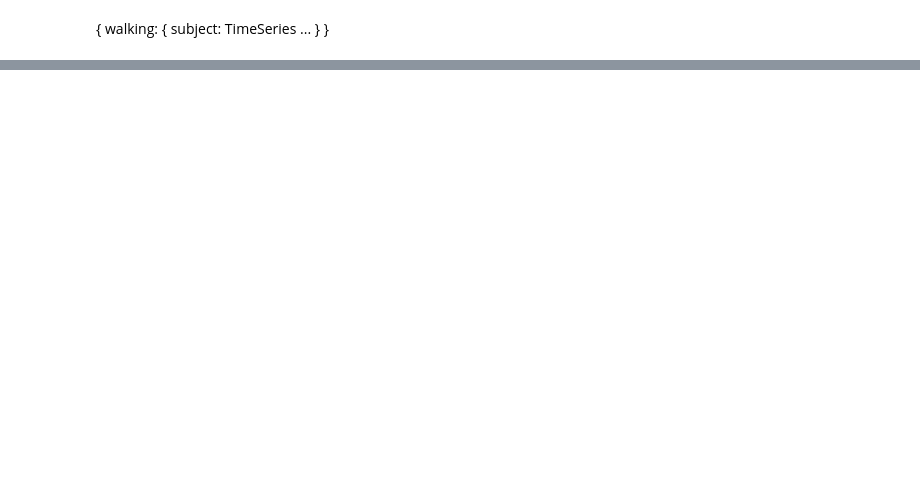
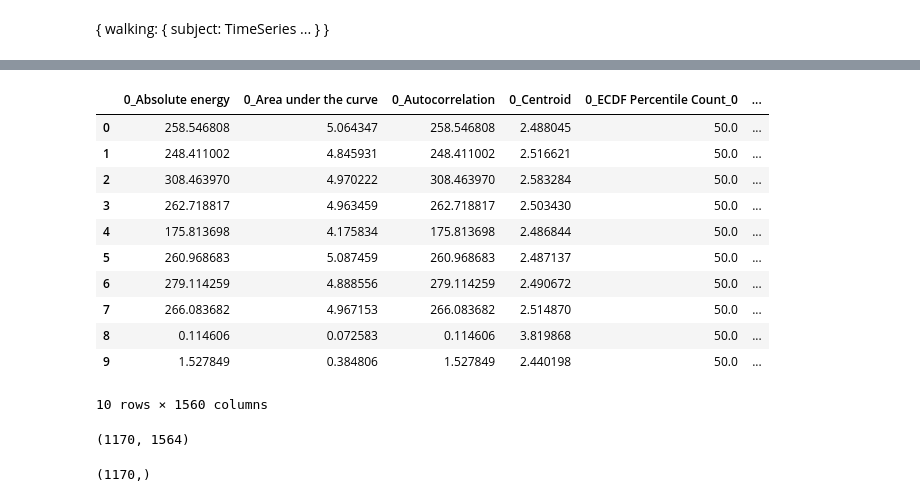
Before and after one commit to Jonitsi/Biosignal_Analysis, a Jupyter notebook: ACC_activity.ipynb, the cells around one changed output, grey strips where cells are left out. Cells and saved outputs as stored; diff of their text form; code cells hidden in the pictures; blank space fills up the shorter version.

```diff
--- a/ACC_activity.ipynb
+++ b/ACC_activity.ipynb
@@ -126,16 +105,29 @@ testing_features.sample(10)
 10 rows × 1564 columns
 # %%
 # Separate the labels to their own dataframe
-testing_labels = testing_features["labels"]
-training_labels = testing_features["labels"]
+testing_labels = testing_features["Label"]
+training_labels = training_features["Label"]
 
 # Drop labels from rest of data
-testing_features_no_labels = testing_features.drop(["labels"], axis=1)
-training_features_no_labels = training_features.drop(["labels"], axis=1)
+testing_features_no_labels = testing_features.drop(["Label", "Subject", "Unnamed: 0.1", "Unnamed: 0"], axis=1)
+training_features_no_labels = training_features.drop(["Label","Subject","Unnamed: 0","Unnamed: 0.1"], axis=1)
 
 # Check data
 testing_features_no_labels.head(10)
 training_features_no_labels.head(10)
+# %% [output]
+|  | 0_Absolute energy | 0_Area under the curve | 0_Autocorrelation | 0_Centroid | 0_ECDF Percentile Count_0 | ... |
+| 0 | 258.546808 | 5.064347 | 258.546808 | 2.488045 | 50.0 | ... |
+| 1 | 248.411002 | 4.845931 | 248.411002 | 2.516621 | 50.0 | ... |
+| 2 | 308.463970 | 4.970222 | 308.463970 | 2.583284 | 50.0 | ... |
+| 3 | 262.718817 | 4.963459 | 262.718817 | 2.503430 | 50.0 | ... |
+| 4 | 175.813698 | 4.175834 | 175.813698 | 2.486844 | 50.0 | ... |
+| 5 | 260.968683 | 5.087459 | 260.968683 | 2.487137 | 50.0 | ... |
+| 6 | 279.114259 | 4.888556 | 279.114259 | 2.490672 | 50.0 | ... |
+| 7 | 266.083682 | 4.967153 | 266.083682 | 2.514870 | 50.0 | ... |
+| 8 | 0.114606 | 0.072583 | 0.114606 | 3.819868 | 50.0 | ... |
+| 9 | 1.527849 | 0.384806 | 1.527849 | 2.440198 | 50.0 | ... |
+10 rows × 1560 columns
 # %%
 # Standardize data (default value is 0)
 scaler = StandardScaler()
@@ -144,3 +136,11 @@ training_features_scaled = scaler.fit_transform(training_features_no_labels)
+# %%
+training_features.shape
+# %% [output]
+(1170, 1564)
+# %%
+training_labels.shape
+# %% [output]
+(1170,)
 # %%
 # Train KNN model
 train_knn = KNeighborsClassifier(n_neighbors=3) #define the model
```
Also changed, not shown: parts of 10 cells of this notebook.
